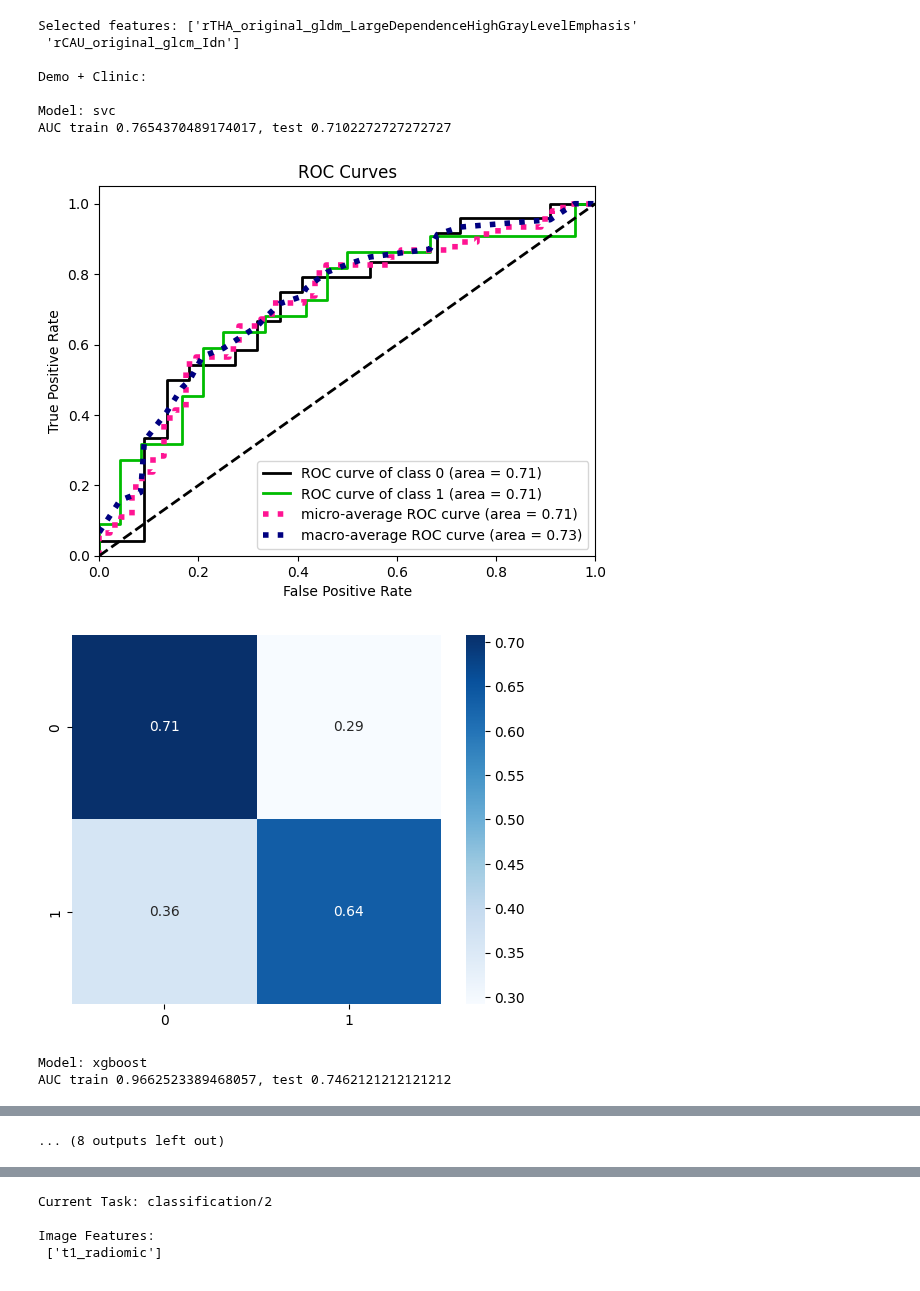
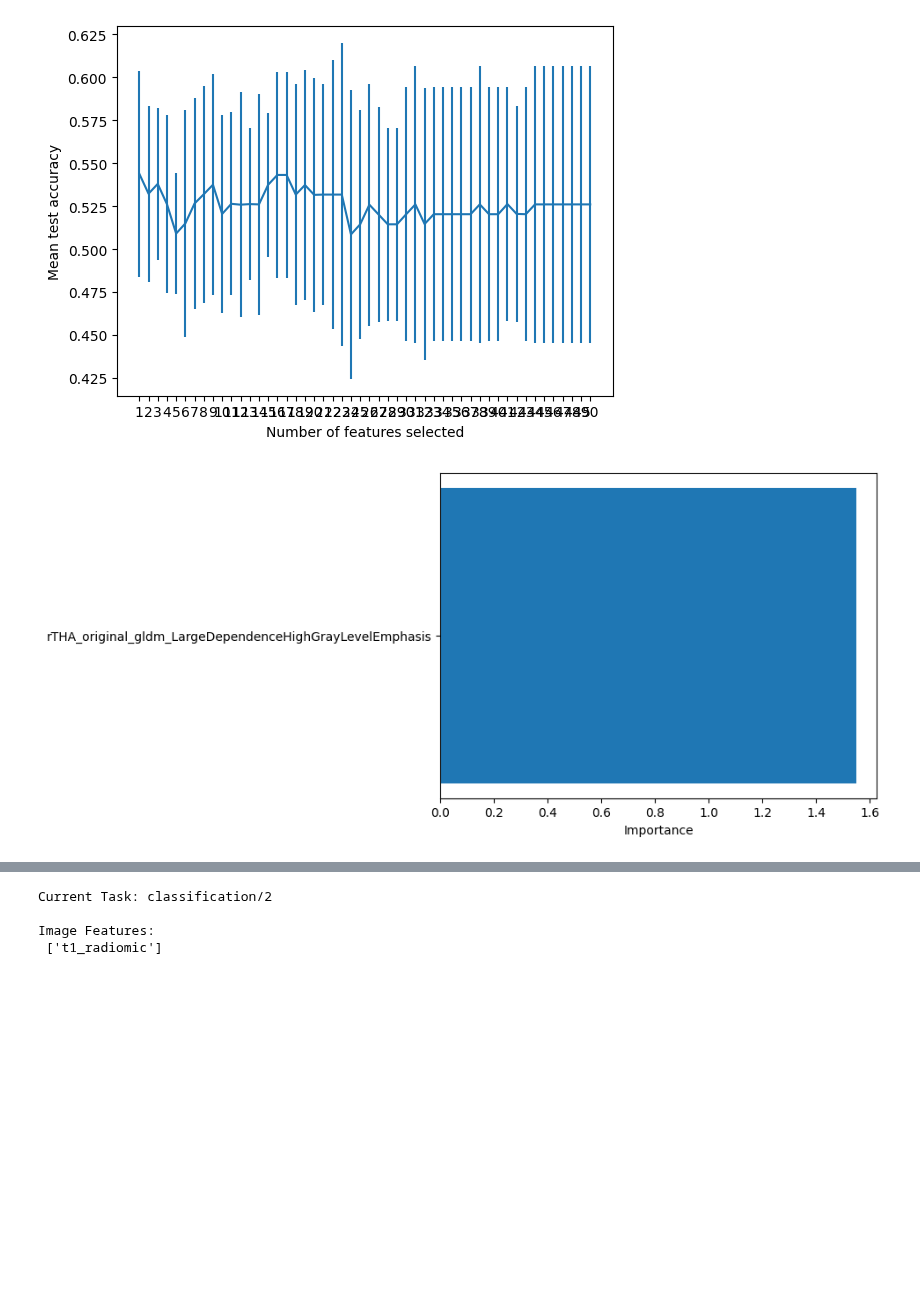
Before and after one commit to Biobots/Levodopa_Parkinson_MRI, a Jupyter notebook: prototype.ipynb, the cells around one changed output, grey strips where cells are left out. Drawn from its saved outputs; the diff is of its cells as text; code cells hidden in the pictures; blank space fills up the shorter version.

```diff
--- a/prototype.ipynb
+++ b/prototype.ipynb
@@ -36,6 +37,7 @@ FEATURES = [
 # Maybe write to a specific file later?
 log_func = print
 rst = {}
+auc_dist = {}
 # %%
 # Loop for tasks and feature collections
 for task_name in TASKS:
@@ -88,16 +90,55 @@ for task_name in TASKS:
         ##mRMR
         selected = mrmr_classif(X=x_img_train, y=y_train, K=50) if not isContinuous else mrmr_regression(X=x_img_train, y=y_train, K=50)
         ##LASSO for classification?
-        la = Lasso(alpha=0.01)
+        la = LassoCV(cv=5, random_state=1, max_iter=10000)
+        la.fit(x_img_train[selected], data['CAT'].iloc[train_inds])
+        print(la.alpha_)
+        plt.semilogx(la.alphas_, la.mse_path_, ':')
+        plt.plot(
+            la.alphas_ ,
+            la.mse_path_.mean(axis=-1),
+            "k",
+            label="Average across the folds",
+            linewidth=2,
+        )
+        plt.axvline(
+            la.alpha_, linestyle="--", color="k", label="alpha: CV estimate"
+        )
+        plt.legend()
+        plt.ylabel('MSE')
+        plt.xlabel('alpha')
+        plt.show()
+        la = Lasso(alpha=la.alpha_)
         la.fit(x_img_train[selected], data['CAT'].iloc[train_inds])
         selected = np.array(selected)[np.abs(la.coef_)>0]
+        coef = np.array(la.coef_)[np.abs(la.coef_)>0]
+        sort_idx = coef.argsort()
+        plt.barh(selected[sort_idx], coef[sort_idx])
+        plt.xlabel('Importance')
+        plt.show()
         #selected = selected[:2]
 
-        #est = LogisticRegression(penalty='elasticnet', solver='saga', random_state=1, tol=1e-2, l1_ratio=0.5)
-        est = LogisticRegression(penalty='l1', solver='saga', random_state=1)
+        #est = LogisticRegression(penalty='elasticnet', solver='saga', random_state=1, l1_ratio=0.5)
+        #est = LogisticRegression(penalty='l1', solver='saga', random_state=1)
+        est = LogisticRegression(random_state=1)
         selector = RFECV(est, min_features_to_select=1, cv=5, step=1)
         selector = selector.fit(X=x_img_train[selected], y=y_train)
         selected = np.array(selected)[selector.get_support()]
+        n_scores = len(selector.cv_results_["mean_test_score"])
+        plt.errorbar(
+            range(1, n_scores+1),
+            selector.cv_results_["mean_test_score"],
+            yerr=selector.cv_results_["std_test_score"],
+        )
+        plt.xticks(range(1,n_scores+1))
+        plt.xlabel("Number of features selected")
+        plt.ylabel("Mean test accuracy")
+        plt.show()
+        coef = selector.estimator_.coef_[0]
+        sort_idx = coef.argsort()
+        plt.barh(selected[sort_idx], coef[sort_idx])
+        plt.xlabel('Importance')
+        plt.show()
         #selector = selector.fit(X=x_img_train, y=y_train)
         #selected = np.array(x_img_train.columns)[selector.get_support()]
 
@@ -159,45 +200,48 @@ for task_name in TASKS:
                     # predic        False
                     pred_func = model_instance.predict_proba if metric[1] else model_instance.predict
                     train_pred = pred_func(x_train)
                     test_pred = pred_func(x_test)
-                    # TODO: multiclass support should be implemented via metric_func
-                    log_func('{} train {}, test {}'.format(metric[0],
-                                                           metric_func(y_train[task['output']].to_numpy(), train_pred),
-                                                           metric_func(y_test[task['output']].to_numpy(), test_pred)
+
+                    # CI
+                    from sklearn import metrics
+                    y_train_np = y_train[task['output']].to_numpy()
+                    y_test_np = y_test[task['output']].to_numpy()
+                    ci_train = bootstrap((y_train_np, train_pred[:, 1]), statistic=metrics.roc_auc_score, n_resamples=1000, paired=True, random_state=1)
+                    ci_test = bootstrap((y_test_np, test_pred[:, 1]), statistic=metrics.roc_auc_score, n_resamples=1000, paired=True, random_state=1)
+
+                    log_func('{} train {} ci {}'.format(metric[0],
+                                                           metric_func(y_train_np, train_pred),
+                                                           ci_train.confidence_interval
                                                            ))
+                    log_func('{} test {} ci {}'.format(metric[0],
+                                                           metric_func(y_test_np, test_pred),
+                                                           ci_test.confidence_interval
+                                                           ))
+                    auc_dist[info_list[i]+name] = ci_test.bootstrap_distribution
                 plot_list = task['plot']
                 for plot in plot_list:
                     plot_func = Plot_LUT[plot[0]]
                     pred_func = model_instance.predict_proba if plot[1] else model_instance.predict
                     train_pred = pred_func(x_train)
                     test_pred = pred_func(x_test)
                     plot_func(y_test[task['output']].to_numpy(), test_pred)
                     plt.show()
             log_func()
 # %% [output]
 Current Task: classification/2
 
 Image Features:
  ['tiv_gmv', 't1_radiomic']
 
 SEX chi2 p: 0.5414803876006902
 CAT chi2 p: 0.9510706628888684
 AGE_AT_VISIT Normaltest p_train: [0.07505303], p_test: [0.48389882]
 AGE_AT_VISIT t-test p: Ttest_indResult(statistic=array([1.54953415]), pvalue=array([0.12271054]))
 NUPDR3OF Normaltest p_train: [0.01407325], p_test: [0.53859285]
 NUPDR3OF ranksums p: RanksumsResult(statistic=array([0.53408144]), pvalue=array([0.59328519]))
 LEDD Normaltest p_train: [2.56158925e-12], p_test: [0.1798008]
 LEDD ranksums p: RanksumsResult(statistic=array([0.51837316]), pvalue=array([0.60419794]))
 DURATION Normaltest p_train: [0.00553476], p_test: [0.13860719]
 DURATION ranksums p: RanksumsResult(statistic=array([-0.45554005]), pvalue=array([0.64872076]))
-Selected features: ['rTHA_original_gldm_LargeDependenceHighGrayLevelEmphasis'
- 'rCAU_original_glcm_Idn']
-
-Demo + Clinic:
-
-Model: svc
-AUC train 0.7654370489174017, test 0.7102272727272727
-[figure, old version]
+[figure, new version]
-[figure, old version]
+[figure, new version]
-Model: xgboost
-AUC train 0.9662523389468057, test 0.7462121212121212
@@ -215 +269,0 @@ AUC train 0.9885057471264367, test 0.8200757575757576
-... (8 outputs left out)
```
Also changed, not shown: parts of 4 cells of this notebook.
